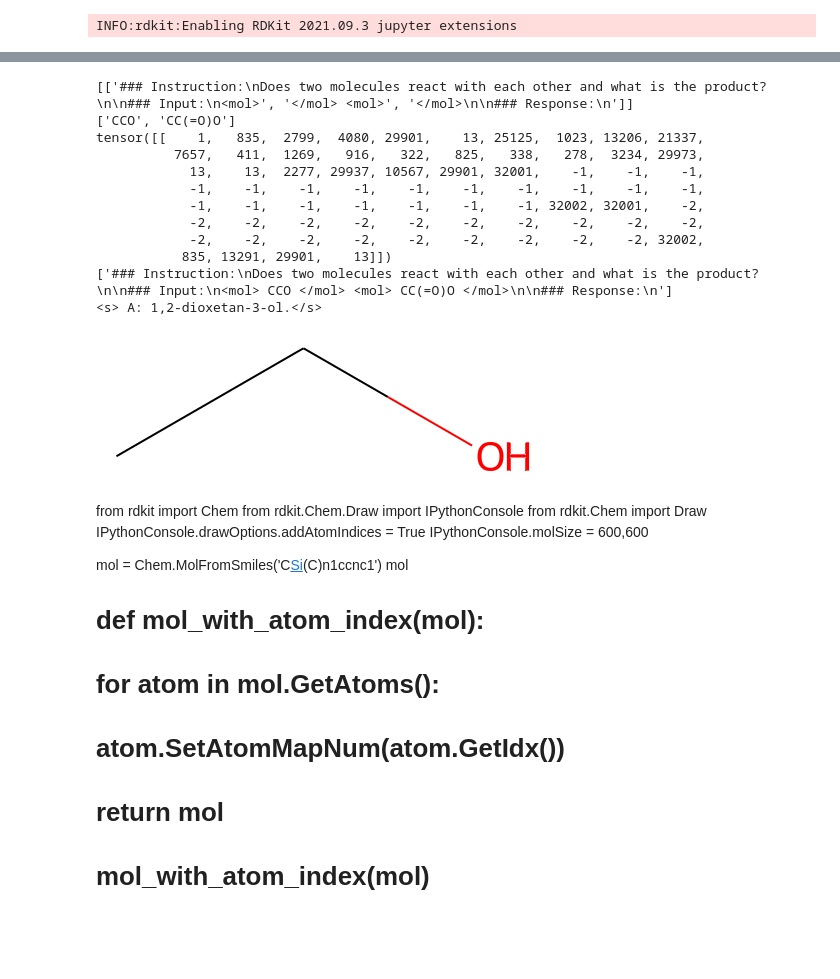
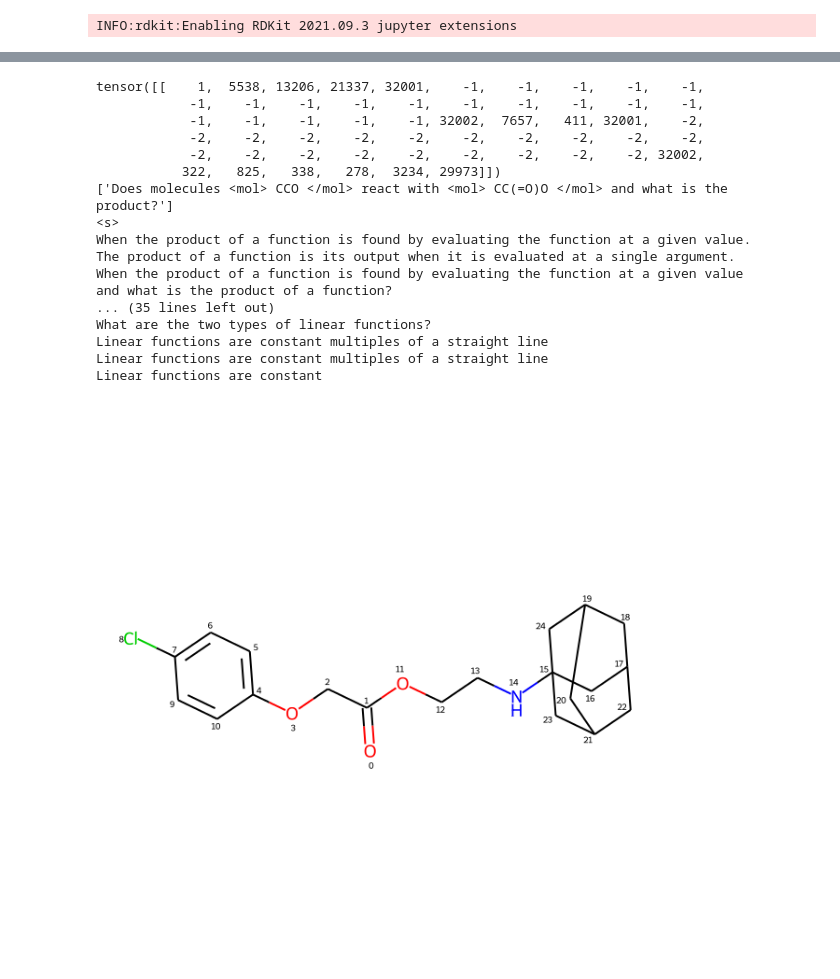
Before and after one commit to Tai-Xinwei/MSAGen, a Jupyter notebook: sfm/infer.ipynb, the cells around one changed output, grey strips where cells are left out. Cells and saved outputs as stored; diff of their text form; code cells hidden in the pictures; blank space fills up the shorter version.

Commit message:
Merged PR 53: add graphormer unified decoder, refine the code structure

```diff
--- a/sfm/infer.ipynb
+++ b/sfm/infer.ipynb
@@ -332,7 +358,12 @@ tensor([[    1,   835,  2799,  4080, 29901,    13, 29954,   573,  2211,  9590,
 # smile2 = "C[Si](C)(C)n1ccnc1"
 smile1 = "CCO"
 smile2 = "CC(=O)O"
-text = ["### Instruction:\nDoes two molecules react with each other and what is the product?\n\n### Input:\n<mol> {} </mol> <mol> {} </mol>\n\n### Response:\n".format(smile1, smile2)]
+smile3 = "CC1=CC(=NC(=C1)C)C"
+# text = ["### Instruction:\nDoes two molecules react with each other and what is the product?\n\n### Input:\n<mol> {} </mol>\n <mol> {} </mol> ### Response:\n".format(smile1, smile2)]
+# text = ["### Instruction:\nWhat compounds is need to synthesis the molecule?\n\n### Input:\n<mol> {} </mol> ### Response:\n".format(smile3)]
+text = ["Does molecules <mol> {} </mol> react with <mol> {} </mol> and what is the product?".format(smile1, smile2)]
+
+# text = ['### Instruction:\n\nThis is a reaction question.\n\n###Input:\nWhat molecule can this molecule <mol> {} </mol> react with? ### Output:\n'.format(smile1)]
 # text = ["### Instruction:\nDoes <mol> {} </mol> react with <mol> {} </mol> and what is the product?\n\n### Input:\n<mol> {} </mol> <mol> {} </mol>\n\n### Response:\n".format(smile1, smile2, smile1, smile2)]
 
 # text = ["###Prompt\nHow to sythesis <mol> C=CCC#N </mol>\n###Response:\n"]
@@ -352,35 +383,38 @@ res = model.generate(batched_smile_data, input_ids=input_ids, attention_mask=llm
 res = tokenizer.text_tokenizer.decode(res.sequences[0], skip_special_tokens=False)
 print(text)
 print(res)
-
-# from rdkit import Chem
-# Chem.MolFromSmiles(smile1)
 # %% [output]
-[['### Instruction:\nDoes two molecules react with each other and what is the product?\n\n### Input:\n<mol>', '</mol> <mol>', '</mol>\n\n### Response:\n']]
-['CCO', 'CC(=O)O']
-tensor([[    1,   835,  2799,  4080, 29901,    13, 25125,  1023, 13206, 21337,
-          7657,   411,  1269,   916,   322,   825,   338,   278,  3234, 29973,
-            13,    13,  2277, 29937, 10567, 29901, 32001,    -1,    -1,    -1,
+tensor([[    1,  5538, 13206, 21337, 32001,    -1,    -1,    -1,    -1,    -1,
             -1,    -1,    -1,    -1,    -1,    -1,    -1,    -1,    -1,    -1,
-            -1,    -1,    -1,    -1,    -1,    -1,    -1, 32002, 32001,    -2,
+            -1,    -1,    -1,    -1,    -1, 32002,  7657,   411, 32001,    -2,
             -2,    -2,    -2,    -2,    -2,    -2,    -2,    -2,    -2,    -2,
             -2,    -2,    -2,    -2,    -2,    -2,    -2,    -2,    -2, 32002,
-           835, 13291, 29901,    13]])
-['### Instruction:\nDoes two molecules react with each other and what is the product?\n\n### Input:\n<mol> CCO </mol> <mol> CC(=O)O </mol>\n\n### Response:\n']
-<s> A: 1,2-dioxetan-3-ol.</s>
+           322,   825,   338,   278,  3234, 29973]])
+['Does molecules <mol> CCO </mol> react with <mol> CC(=O)O </mol> and what is the product?']
+<s>
+When the product of a function is found by evaluating the function at a given value.
+The product of a function is its output when it is evaluated at a single argument.
+When the product of a function is found by evaluating the function at a given value
+and what is the product of a function?
+... (35 lines left out)
+What are the two types of linear functions?
+Linear functions are constant multiples of a straight line
+Linear functions are constant multiples of a straight line
+Linear functions are constant
-[figure, removed]
-# %% [markdown]
-from rdkit import Chem
-from rdkit.Chem.Draw import IPythonConsole
-from rdkit.Chem import Draw
-IPythonConsole.drawOptions.addAtomIndices = True
-IPythonConsole.molSize = 600,600
-
-mol = Chem.MolFromSmiles('C[Si](C)(C)n1ccnc1')
-mol
-
-# def mol_with_atom_index(mol):
-#     for atom in mol.GetAtoms():
-#         atom.SetAtomMapNum(atom.GetIdx())
-#     return mol
-# mol_with_atom_index(mol)
+# %%
+from rdkit import Chem
+from rdkit.Chem.Draw import IPythonConsole
+from rdkit.Chem import Draw
+IPythonConsole.drawOptions.addAtomIndices = True
+IPythonConsole.molSize = 600,600
+
+mol = Chem.MolFromSmiles('O=C(COc1ccc(Cl)cc1)OCCNC12CC3CC(CC(C3)C1)C2 ')
+mol
+
+# def mol_with_atom_index(mol):
+#     for atom in mol.GetAtoms():
+#         atom.SetAtomMapNum(atom.GetIdx())
+#     return mol
+# mol_with_atom_index(mol)
+# %% [output]
+[figure, added]
```
Also changed, not shown: parts of 4 cells of this notebook, 22 other files.
